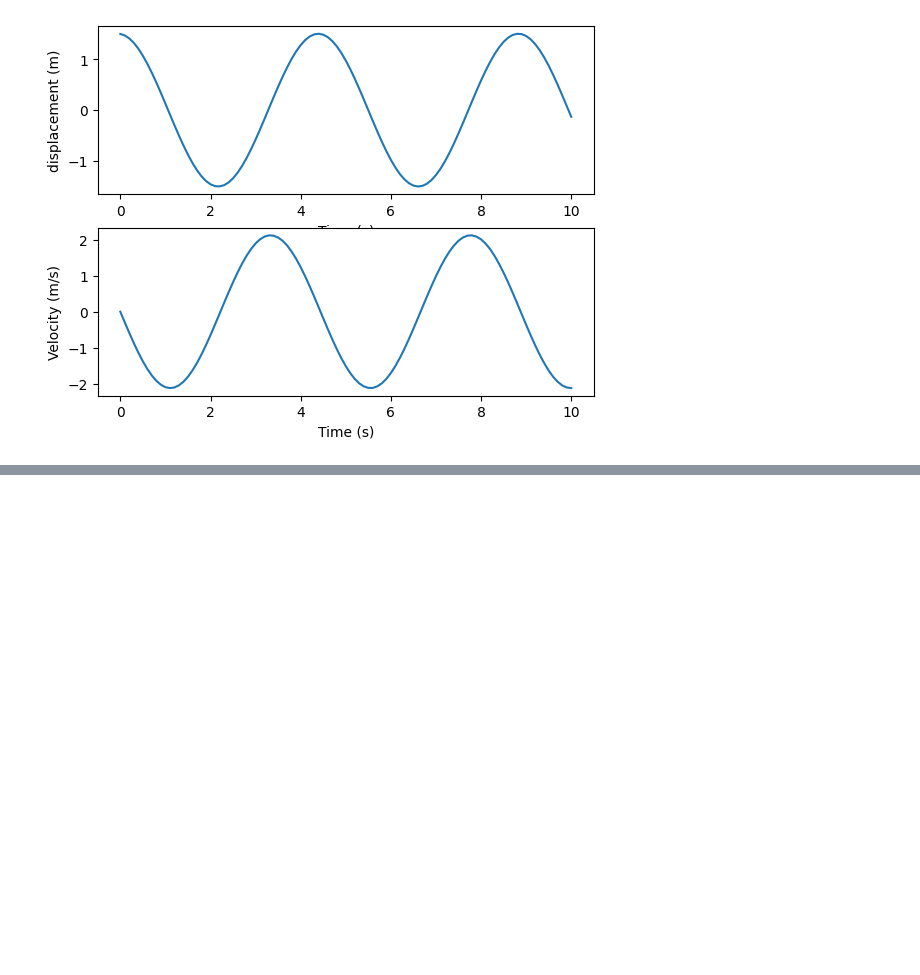
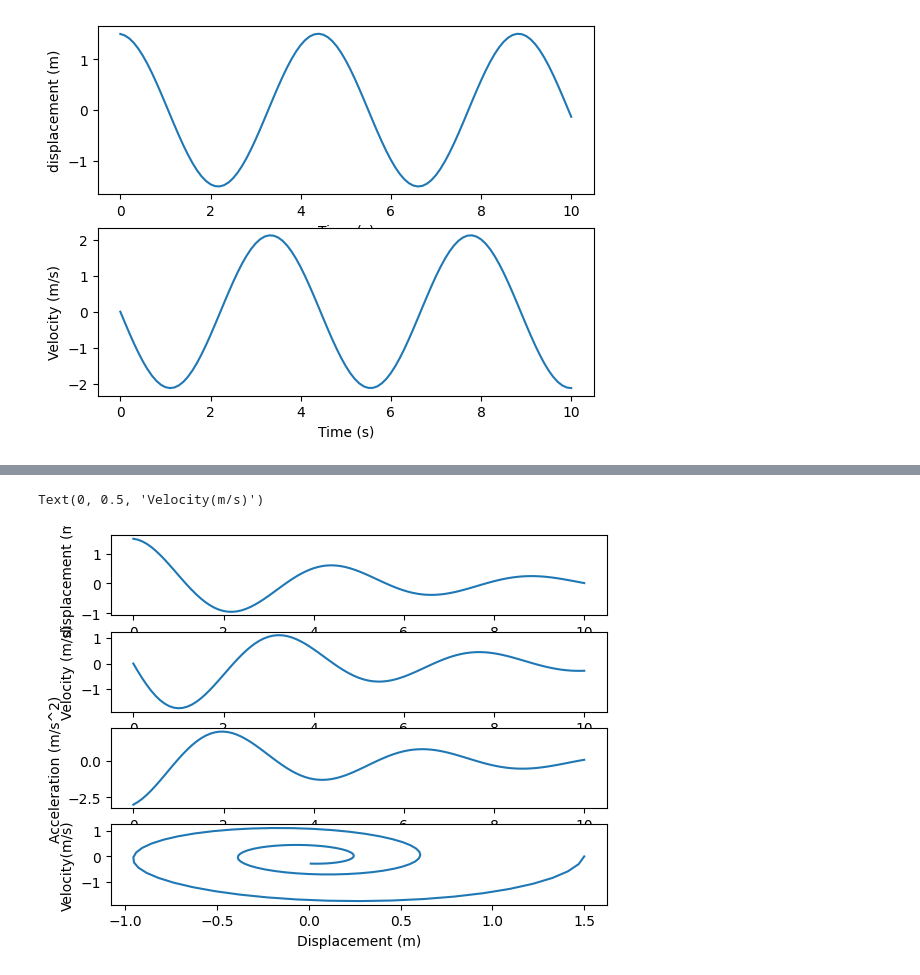
Before and after one commit to AbhinavKP01/Chatapp, a Jupyter notebook: simulation_lab.ipynb, the cells around one changed output, grey strips where cells are left out. Drawn from its saved outputs; the diff is of its cells as text; code cells hidden in the pictures; blank space fills up the shorter version.

```diff
--- a/simulation_lab.ipynb
+++ b/simulation_lab.ipynb
@@ -110,0 +150,40 @@ Text(0, 0.5, 'Velocity (m/s)')
+# %%
+import numpy as np
+import matplotlib.pyplot as p
+k=2
+m=1
+tmax=10
+v=0
+x=1.5
+tsize=10/100
+b=0.2
+X=[]
+V=[]
+A=[]
+T=np.arange(0,10.1,0.1)
+for t in T:
+  X.append(x)
+  V.append(v)
+  a=((-2*v*b)-(((k)*x)/m))
+  A.append(a)
+  v=v+(a*tsize)
+  x=x+(v*tsize)
+p.subplot(4,1,1)
+p.plot(T,X)
+p.xlabel("Time (s)")
+p.ylabel("displacement (m)")
+p.subplot(4,1,2)
+p.plot(T,V)
+p.xlabel("Time (s)")
+p.ylabel("Velocity (m/s)")
+p.subplot(4,1,3)
+p.plot(T,A)
+p.xlabel("Time (s)")
+p.ylabel("Acceleration (m/s^2)")
+p.subplot(4,1,4)
+p.plot(X,V)
+p.xlabel("Displacement (m)")
+p.ylabel("Velocity(m/s)")
+# %% [output]
+Text(0, 0.5, 'Velocity(m/s)')
+[figure, added]
```
Also changed, not shown: parts of 1 cell of this notebook.
